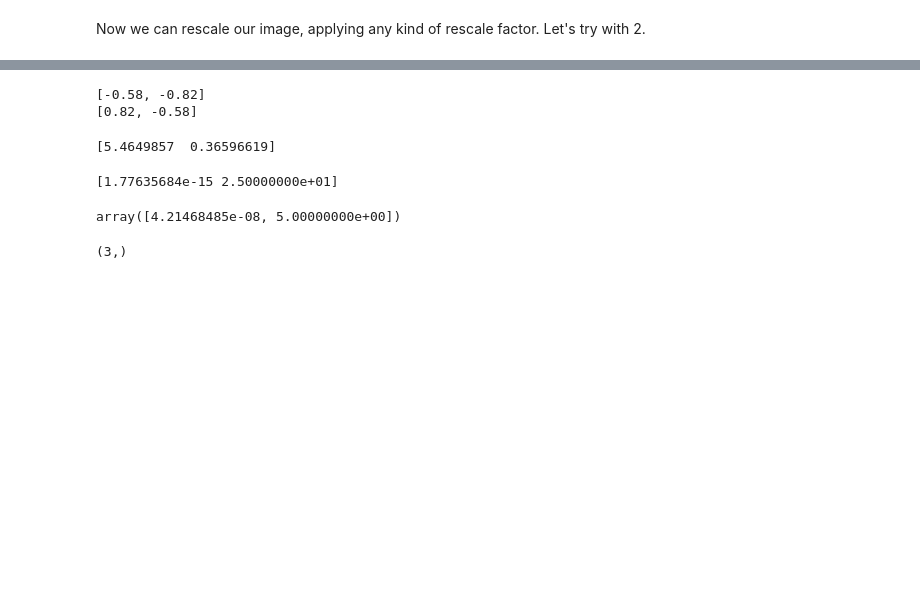
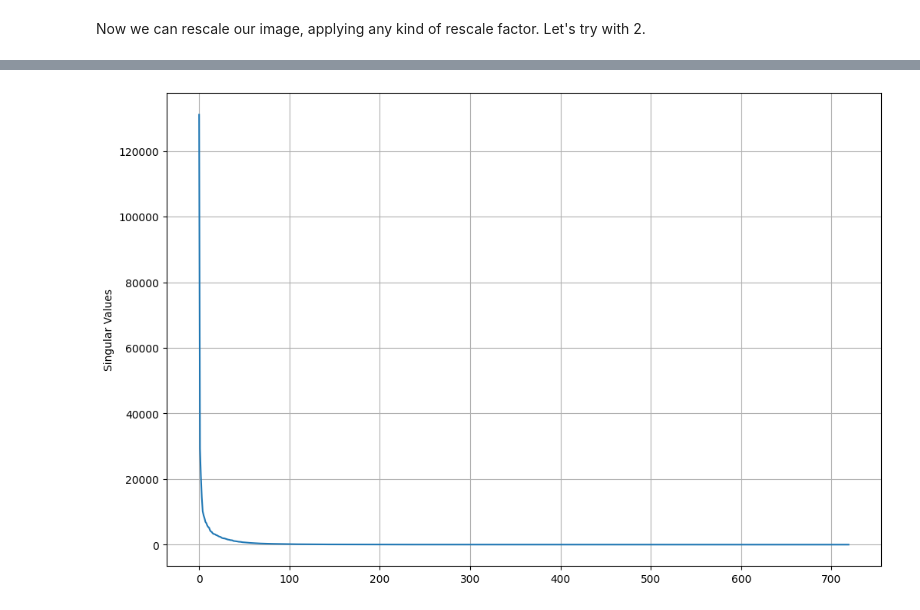
Before and after one commit to salvatoreNocita/Spectral-Clustering, a Jupyter notebook: HW3/notebook.ipynb, the cells around one changed output, grey strips where cells are left out. Cells and saved outputs as stored; diff of their text form; code cells hidden in the pictures; blank space fills up the shorter version.

```diff
--- a/HW3/notebook.ipynb
+++ b/HW3/notebook.ipynb
@@ -202,24 +312,44 @@ array([5., 0.])
-# %%
-U, D, V = np.linalg.svd(A)
-for i in range(V.shape[0]):
-    row = []
-    for j in range(V.shape[1]):
-        row.append(round(float(V[i, j]),2))
-    print(row)
-# %% [output]
-[-0.58, -0.82]
-[0.82, -0.58]
-# %%
-print(D)
-# %% [output]
-[5.4649857  0.36596619]
-# %%
-SVD(A, comp_sing_vect= False)
-# %% [output]
-[1.77635684e-15 2.50000000e+01]
-array([4.21468485e-08, 5.00000000e+00])
-# %%
-eigenval, eigenvec  =np.linalg.eigh(np.eye(3))
-eigenval.shape
-# %% [output]
-(3,)
+# %%
+"""import numpy as np
+from numpy.linalg import qr
+
+def SVD(A, comp_sing_vect=True):
+    # 1) Esegui la bidiagonalizzazione
+    B, P, H = bidiagonalize(A)   # assume funzioni bene
+
+    # 2) Calcola autovalori di B^T B e Q
+    squared_sing_values, Q_tilde = np.linalg.eigh(B.T @ B)
+    Q = H @ Q_tilde
+    sing_values = np.sqrt(np.abs(squared_sing_values))
+
+    if not comp_sing_vect:
+        return sing_values
+
+    # 3) Costruisci C e fai QR (senza pivoting)
+    C = A @ Q
+    U, R = qr(C)  # <-- niente pivoting
+
+    # 4) Sigma e sign adjustment
+    Sigma = np.diag(np.abs(np.diag(R)))
+    sign_adjustment = np.sign(np.diag(R))
+    U = U @ np.diag(sign_adjustment)
+    V = Q @ np.diag(sign_adjustment)
+
+    # 5) Riordino dei valori singolari e delle colonne di U e V
+    idx = np.argsort(sing_values)[::-1]    # Ordine decrescente
+    sing_values = sing_values[idx]
+    U = U[:, idx]
+    V = V[:, idx]
+
+    return U, sing_values, V.T"""
+# %%
+U,s,VT = SVD(high_res_img, comp_sing_vect= True)
+S = np.diag(s)
+# %%
+plt.figure(figsize=(12,8))
+plt.plot(np.arange(s.size),s)
+plt.ylabel("Singular Values")
+plt.grid()
+plt.show()
+# %% [output]
+[figure, added]
```
Also changed, not shown: parts of 13 cells of this notebook, 4 other files.
